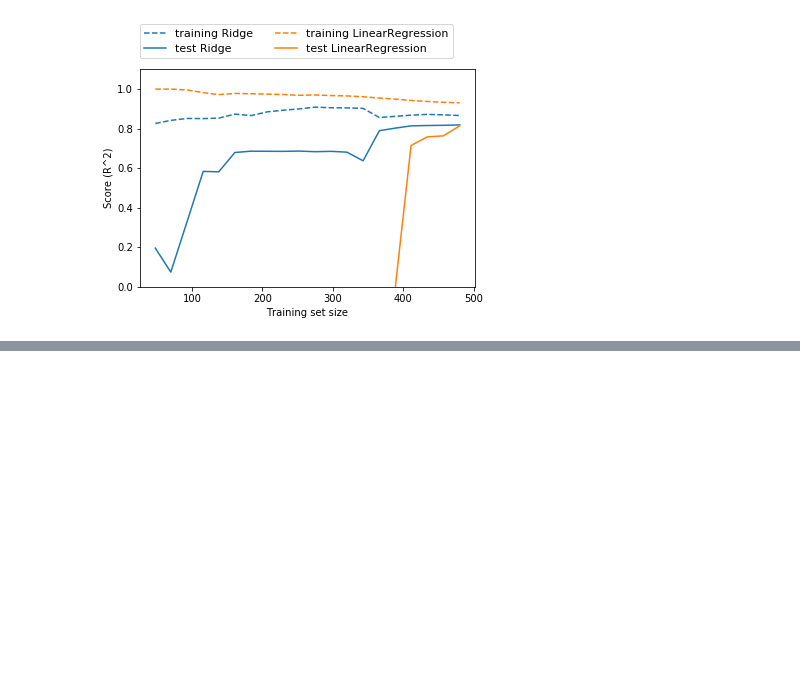
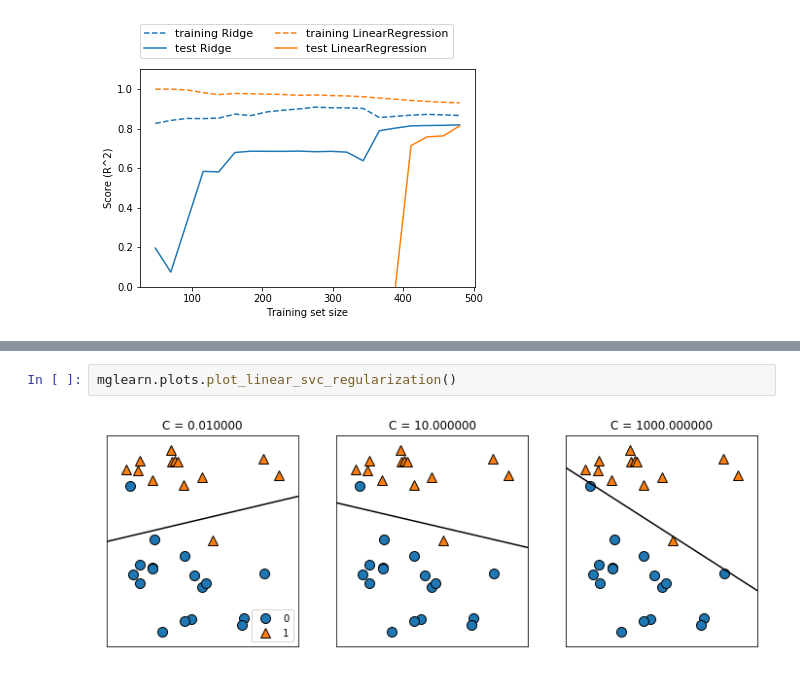
Before and after one commit to ryutah/python_machine_learning_sample, a Jupyter notebook: supervised_learning_linear_model.ipynb, the cells around one changed output, grey strips where cells are left out. Drawn from its saved outputs; the diff is of its cells as text; blank space fills up the shorter version.

```diff
--- a/supervised_learning_linear_model.ipynb
+++ b/supervised_learning_linear_model.ipynb
@@ -83,0 +148,4 @@ mglearn.plots.plot_ridge_n_samples()
+# %%
+mglearn.plots.plot_linear_svc_regularization()
+# %% [output]
+[figure, added]
```
Also changed, not shown: parts of 9 cells of this notebook.
